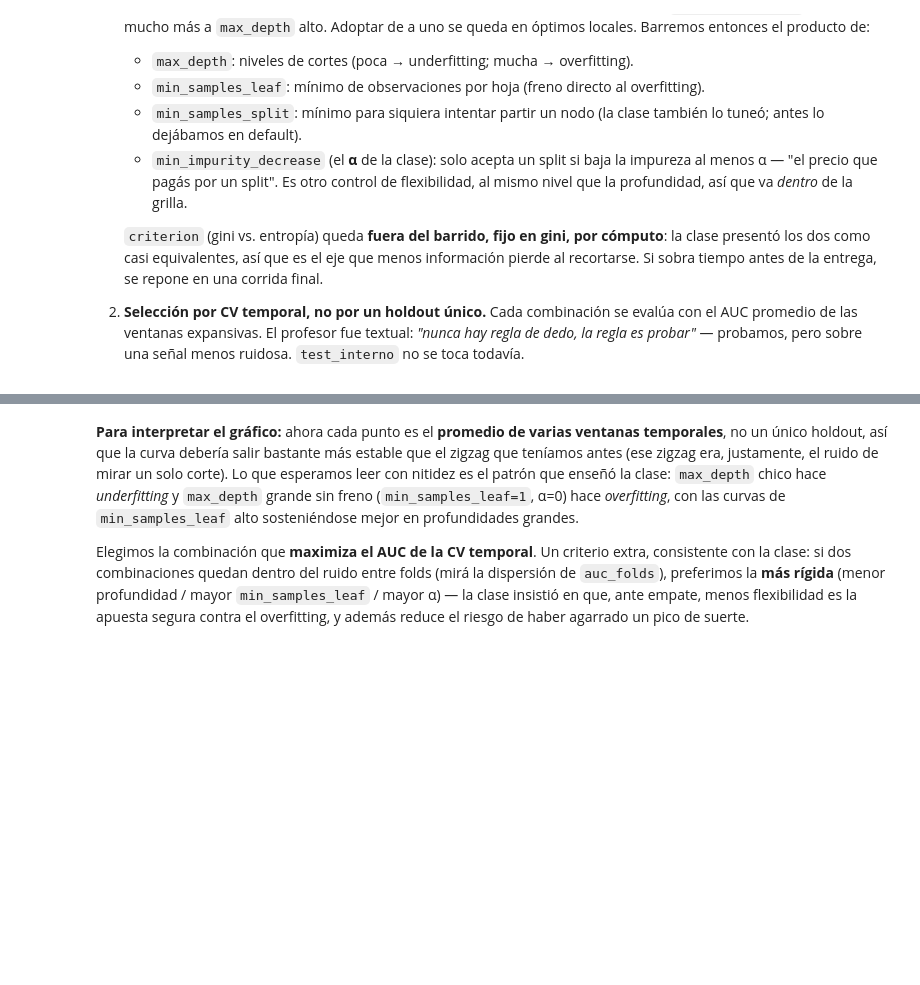
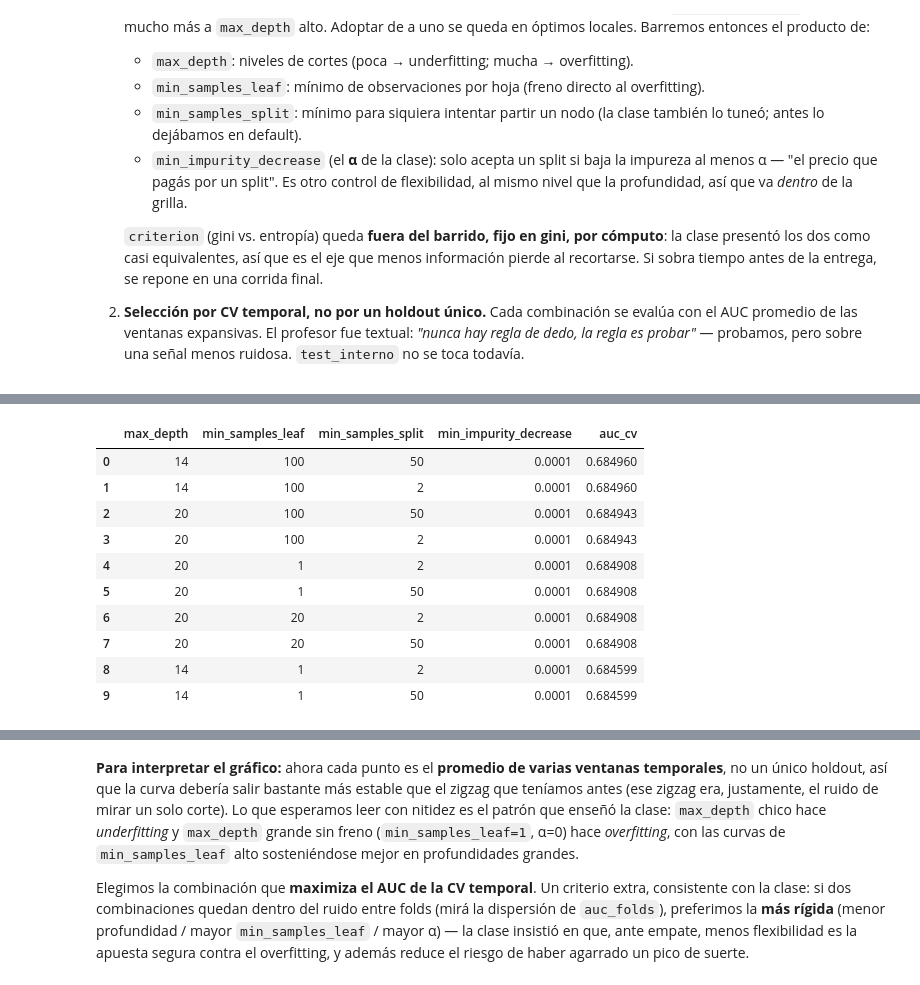
Before and after one commit to smajorani/utdt-data-mining, a Jupyter notebook: tp_spotify_clase2_arboles_2.ipynb, the cells around one changed output, grey strips where cells are left out. Saved outputs shown, nothing was run; the diff lists cells and outputs as text; code cells hidden in the pictures; blank space fills up the shorter version.

```diff
--- a/tp_spotify_clase2_arboles_2.ipynb
+++ b/tp_spotify_clase2_arboles_2.ipynb
@@ -165,6 +179,20 @@ Antes de elegir nada, definimos la pieza que la clase prescribe para datos con e
 `cv_temporal_auc` corre esos folds para un pipeline dado y devuelve el **AUC promedio** (y el de cada fold). Ese promedio es la brújula que reemplaza al holdout único: menos ruidoso, y por lo tanto elegir el `argmax` sobre él es mucho más confiable. Parámetros opcionales `subsample`/`val_subsample` existen solo para que KNN (caro al predecir) sea factible; el árbol no los necesita. `filtrar_reciente` se usa más abajo para el experimento de datos rancios.
 # %%
 from itertools import product
+from datetime import datetime
+
+# Log de progreso a archivo: nbconvert guarda los outputs del notebook recién al FINAL de la
+# corrida, así que este archivo es la única forma de ver el avance en vivo (abrirlo en el editor,
+# se actualiza línea a línea). Se reinicia en cada corrida.
+LOG_PROGRESO = "progreso_clase2_v2.log"
+with open(LOG_PROGRESO, "w", encoding="utf-8") as _f:
+    _f.write(f"[{datetime.now().strftime('%H:%M:%S')}] Corrida iniciada\n")
+
+def log_progreso(msg):
+    linea = f"[{datetime.now().strftime('%H:%M:%S')}] {msg}"
+    print(linea, flush=True)
+    with open(LOG_PROGRESO, "a", encoding="utf-8") as f:
+        f.write(linea + "\n")
 
 def make_expanding_folds(df, n_folds=4):
     """Folds temporales de ventana expansiva. df debe venir ordenado cronológicamente.
@@ -236,13 +264,14 @@ param_grid = {
 N_FOLDS = 4  # ventanas expansivas temporales dentro de df_train
 
 combos = [dict(zip(param_grid, vals)) for vals in product(*param_grid.values())]
-print(f"Combinaciones a evaluar: {len(combos)}  (x {N_FOLDS} folds temporales c/u)")
+log_progreso(f"FASE 1/5 — Grilla del árbol: {len(combos)} combinaciones x {N_FOLDS} folds temporales")
 
 resultados = []
-for params in combos:
+for i, params in enumerate(combos, 1):
     factory = lambda feats, p=params: build_tree_pipeline(feats, **p)
     auc_mean, auc_folds = cv_temporal_auc(df_train, mejor_feats, factory, n_folds=N_FOLDS)
     resultados.append({**params, "auc_cv": auc_mean, "auc_folds": auc_folds})
+    log_progreso(f"  árbol {i}/{len(combos)} | {params} | AUC CV {auc_mean:.4f}")
 
 res_df = pd.DataFrame(resultados).sort_values("auc_cv", ascending=False).reset_index(drop=True)
 mejor_params = {k: res_df.loc[0, k] for k in param_grid}
@@ -256,8 +285,11 @@ mejor_auc_arbol = float(res_df.loc[0, "auc_cv"])
 mejor_depth = mejor_params["max_depth"]
 mejor_leaf = mejor_params["min_samples_leaf"]
 
+log_progreso(f"FASE 1 lista. Mejor: {mejor_params} | AUC CV {mejor_auc_arbol:.4f}")
+
 print("\nMejores hiperparámetros (CV temporal):")
 for k, v in mejor_params.items():
     print(f"  {k}: {v}")
 print(f"AUC CV temporal (promedio de {N_FOLDS} ventanas): {mejor_auc_arbol:.4f}")
 res_df.drop(columns="auc_folds").head(10)
+# %% [output]
@@ -264,3 +313,14 @@ res_df.drop(columns="auc_folds").head(10)
+|  | max_depth | min_samples_leaf | min_samples_split | min_impurity_decrease | auc_cv |
+| 0 | 14 | 100 | 50 | 0.0001 | 0.684960 |
+| 1 | 14 | 100 | 2 | 0.0001 | 0.684960 |
+| 2 | 20 | 100 | 50 | 0.0001 | 0.684943 |
+| 3 | 20 | 100 | 2 | 0.0001 | 0.684943 |
+| 4 | 20 | 1 | 2 | 0.0001 | 0.684908 |
+| 5 | 20 | 1 | 50 | 0.0001 | 0.684908 |
+| 6 | 20 | 20 | 2 | 0.0001 | 0.684908 |
+| 7 | 20 | 20 | 50 | 0.0001 | 0.684908 |
+| 8 | 14 | 1 | 2 | 0.0001 | 0.684599 |
+| 9 | 14 | 1 | 50 | 0.0001 | 0.684599 |
 # %%
 # Visualización: fijando el resto de hiperparámetros en su mejor valor, AUC CV vs profundidad por hoja.
 fijos = {k: mejor_params[k] for k in ["min_samples_split", "min_impurity_decrease"]}
```
Also changed, not shown: parts of 14 cells of this notebook, 8 other files.
